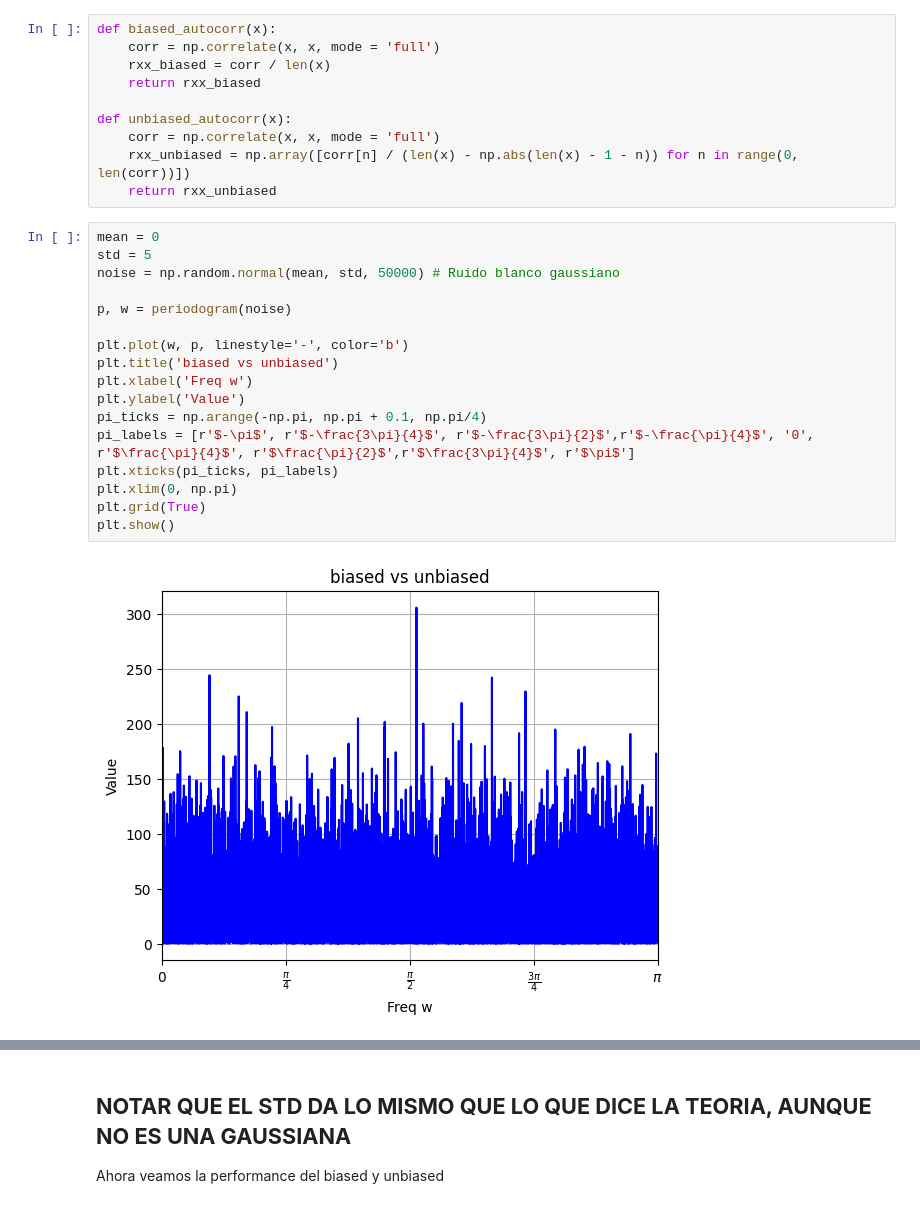
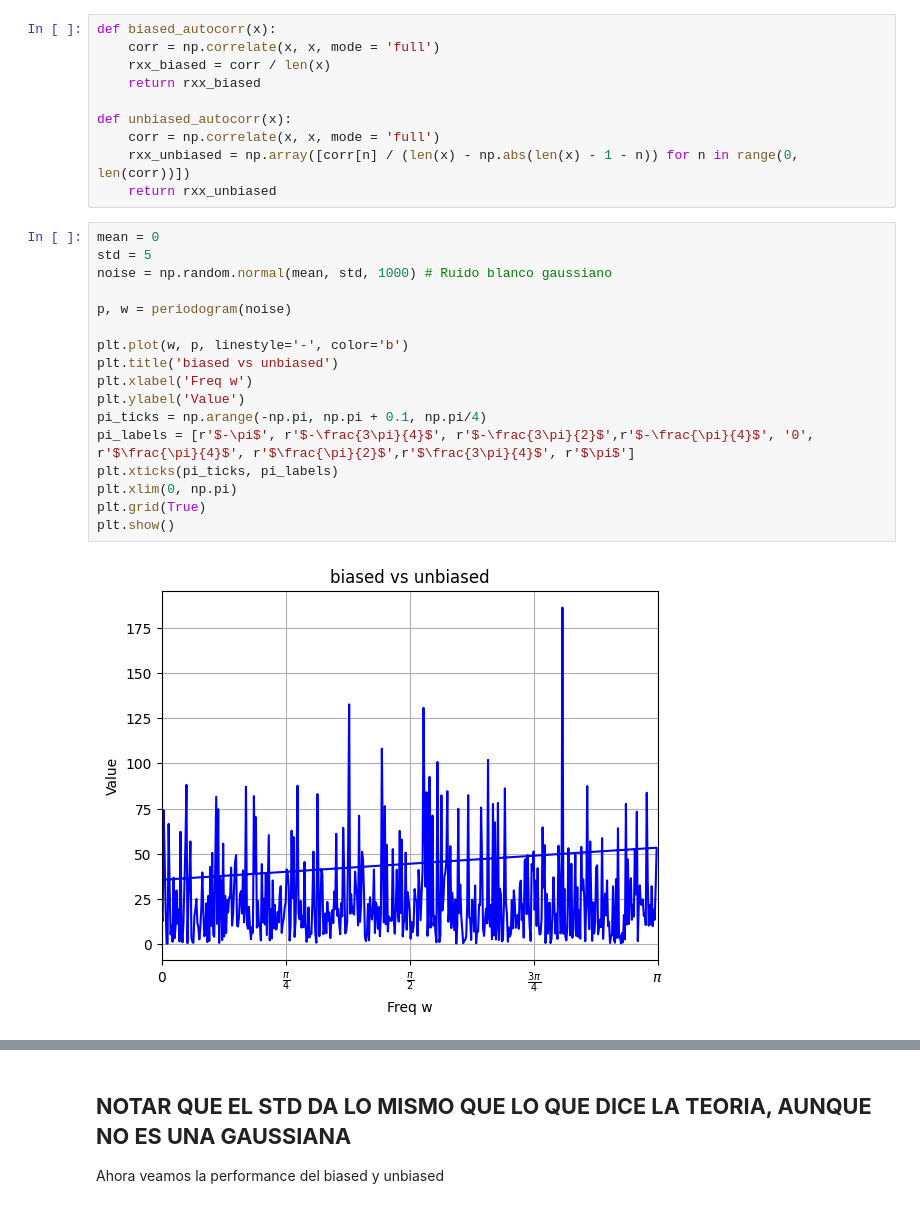
Before and after one commit to bautistasch/PASA, a Jupyter notebook: periodogram.ipynb, the cells around one changed output, grey strips where cells are left out. Cells and saved outputs as stored; diff of their text form.

```diff
--- a/periodogram.ipynb
+++ b/periodogram.ipynb
@@ -87,22 +87,22 @@ def unbiased_autocorr(x):
 # %%
 mean = 0
 std = 5
-noise = np.random.normal(mean, std, 50000) # Ruido blanco gaussiano
+noise = np.random.normal(mean, std, 1000) # Ruido blanco gaussiano
 
 p, w = periodogram(noise)
 
 plt.plot(w, p, linestyle='-', color='b')
 plt.title('biased vs unbiased')
 plt.xlabel('Freq w')
 plt.ylabel('Value')
 pi_ticks = np.arange(-np.pi, np.pi + 0.1, np.pi/4)
 pi_labels = [r'$-\pi$', r'$-\frac{3\pi}{4}$', r'$-\frac{3\pi}{2}$',r'$-\frac{\pi}{4}$', '0', r'$\frac{\pi}{4}$', r'$\frac{\pi}{2}$',r'$\frac{3\pi}{4}$', r'$\pi$']
 plt.xticks(pi_ticks, pi_labels)
 plt.xlim(0, np.pi)
 plt.grid(True)
 plt.show()
 # %% [output]
-[figure, old version]
+[figure, new version]
 # %%
 plt.hist(p, bins = 300)
 print(np.std(p))
```
Also changed, not shown: parts of 16 cells of this notebook.
